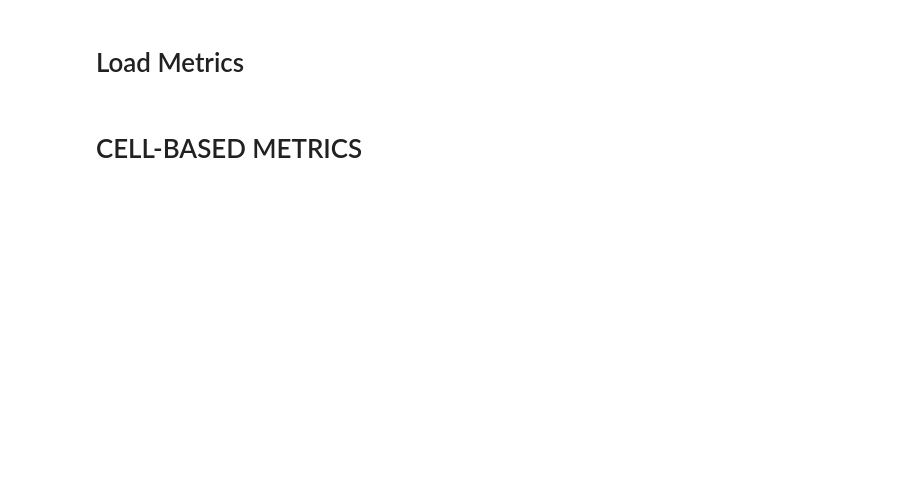
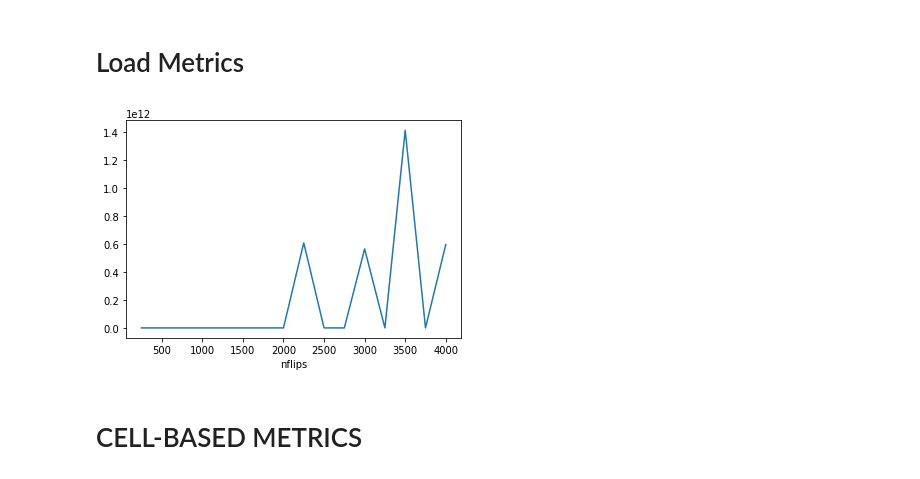
Before and after one commit to PhHerholz/TetLib, a Jupyter notebook: notebooks/heat_diffusion_flips.ipynb, the cells around one changed output. Saved outputs shown, nothing was run; the diff lists cells and outputs as text; code cells hidden in the pictures; blank space fills up the shorter version.

```diff
--- a/notebooks/heat_diffusion_flips.ipynb
+++ b/notebooks/heat_diffusion_flips.ipynb
@@ -7,3 +8,0 @@ import copy
-# %%
-root_folder = '../build/out/04_flips'
-meshestxt = root_folder + '/plots/meshes.txt'
@@ -12,2 +9,5 @@ run_names = [l[:-1] for l in open(meshestxt, "r").readlines()]
+# %%
+base_dir = '../build/out'
+run_folder_names = [f for f in os.listdir(base_dir) if f.startswith('06_flips_r')]
 # %% [markdown]
 # Load Metrics
@@ -49,3 +73,8 @@ for r_idx, run_name in enumerate(run_names):
+# %%
+mdf[mdf['rep_id'] == 0].groupby('nflips')['amips'].mean().plot()
+plt.show()
+# %% [output]
+[figure, added]
 # %% [markdown]
 # CELL-BASED METRICS
 # %%
```
Also changed, not shown: parts of 9 cells of this notebook, 4 other files.
